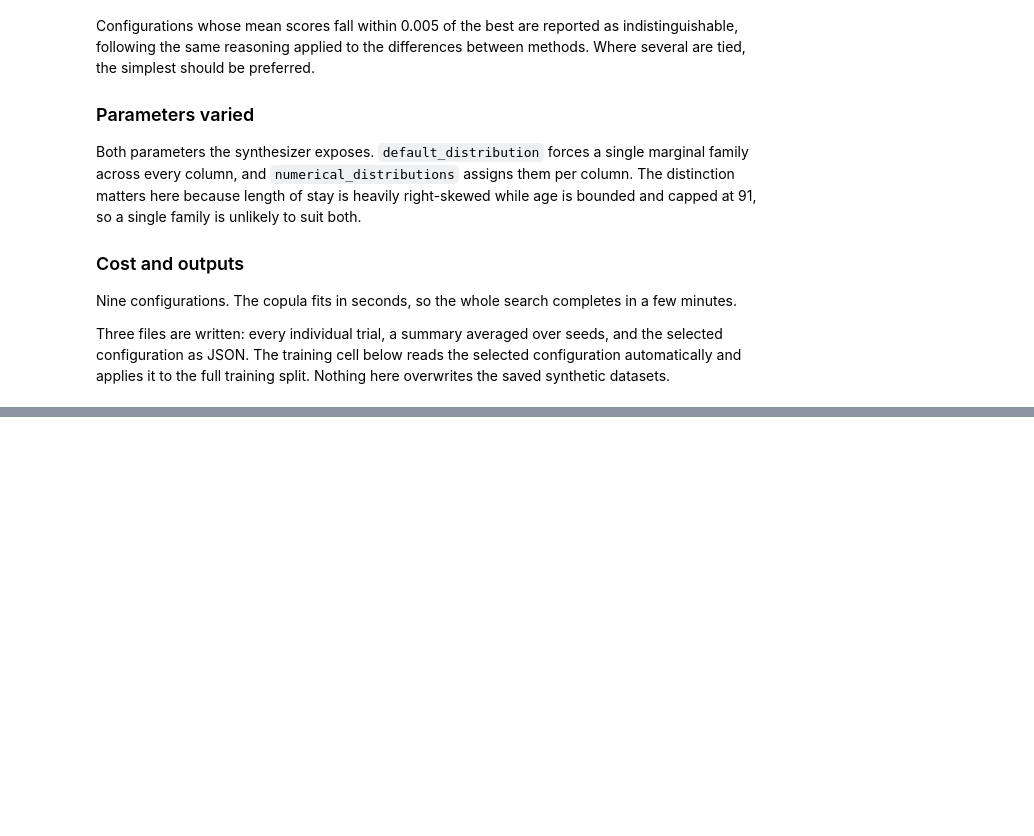
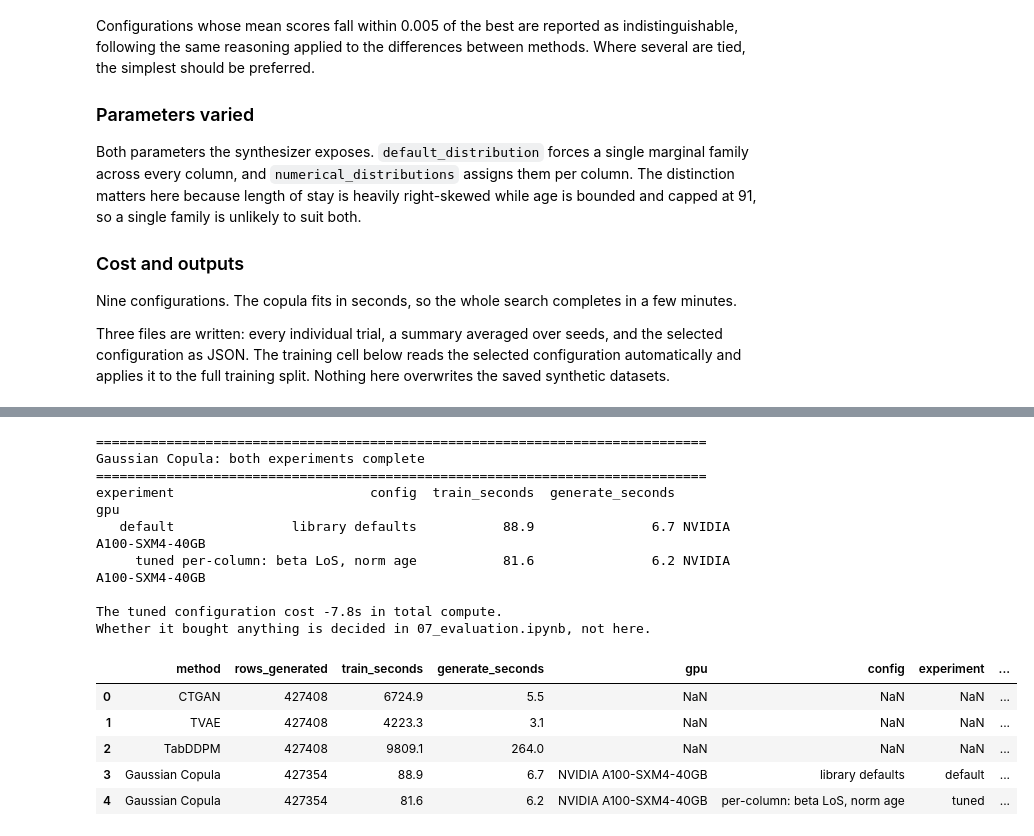
Before and after one commit to Aaron-Darcy/Msc-Dissertation-Pipeline, a Jupyter notebook: notebooks/03_gaussian_copula.ipynb, the cells around one changed output, grey strips where cells are left out. Drawn from its saved outputs; the diff is of its cells as text; code cells hidden in the pictures; blank space fills up the shorter version.

```diff
--- a/notebooks/03_gaussian_copula.ipynb
+++ b/notebooks/03_gaussian_copula.ipynb
@@ -527,0 +665,58 @@ log
+# %%
+# Append both runs to the shared log, keyed on method and experiment so neither
+# replaces the other.
+log_path = out_dir / "generation_log.csv"
+entries = pd.DataFrame(list(results.values()))
+
+if log_path.exists():
+    log = pd.read_csv(log_path)
+    if "experiment" in log.columns:
+        # Replace this method's rows for the experiments just run, and also drop any row
+        # for it that predates the two-experiment structure. Those were written from a
+        # superseded split and would otherwise persist unnoticed into the cost table.
+        stale = log["method"] == METHOD_NAME
+        stale &= log["experiment"].isin(entries["experiment"]) | log["experiment"].isna()
+        log = log[~stale]
+    else:
+        log = log[log["method"] != METHOD_NAME]
+    log = pd.concat([log, entries], ignore_index=True)
+else:
+    log = entries
+
+try:
+    log.to_csv(log_path, index=False)
+except Exception as exc:  # noqa: BLE001
+    import csv as _csv
+    with open(log_path, "w", newline="", encoding="utf-8") as fh:
+        writer = _csv.writer(fh)
+        writer.writerow([str(c) for c in log.columns])
+        writer.writerows(log.itertuples(index=False, name=None))
+    print(f"wrote the log via the standard library ({type(exc).__name__})")
+
+print()
+print("=" * 78)
+print(f"{METHOD_NAME}: both experiments complete")
+print("=" * 78)
+print(entries[["experiment", "config", "train_seconds", "generate_seconds", "gpu"]].to_string(index=False))
+if len(results) == 2:
+    d, t = results["default"], results["tuned"]
+    delta = t["train_seconds"] + t["generate_seconds"] - d["train_seconds"] - d["generate_seconds"]
+    print(f"\nThe tuned configuration cost {delta:+.1f}s in total compute.")
+    print("Whether it bought anything is decided in 07_evaluation.ipynb, not here.")
+log
+# %% [output]
+==============================================================================
+Gaussian Copula: both experiments complete
+==============================================================================
+experiment                         config  train_seconds  generate_seconds                   gpu
+   default               library defaults           88.9               6.7 NVIDIA A100-SXM4-40GB
+     tuned per-column: beta LoS, norm age           81.6               6.2 NVIDIA A100-SXM4-40GB
+
+The tuned configuration cost -7.8s in total compute.
+Whether it bought anything is decided in 07_evaluation.ipynb, not here.
+|  | method | rows_generated | train_seconds | generate_seconds | gpu | config | experiment | ... |
+| 0 | CTGAN | 427408 | 6724.9 | 5.5 | NaN | NaN | NaN | ... |
+| 1 | TVAE | 427408 | 4223.3 | 3.1 | NaN | NaN | NaN | ... |
+| 2 | TabDDPM | 427408 | 9809.1 | 264.0 | NaN | NaN | NaN | ... |
+| 3 | Gaussian Copula | 427354 | 88.9 | 6.7 | NVIDIA A100-SXM4-40GB | library defaults | default | ... |
+| 4 | Gaussian Copula | 427354 | 81.6 | 6.2 | NVIDIA A100-SXM4-40GB | per-column: beta LoS, norm age | tuned | ... |
```
Also changed, not shown: parts of 13 cells of this notebook, 5 other files.
